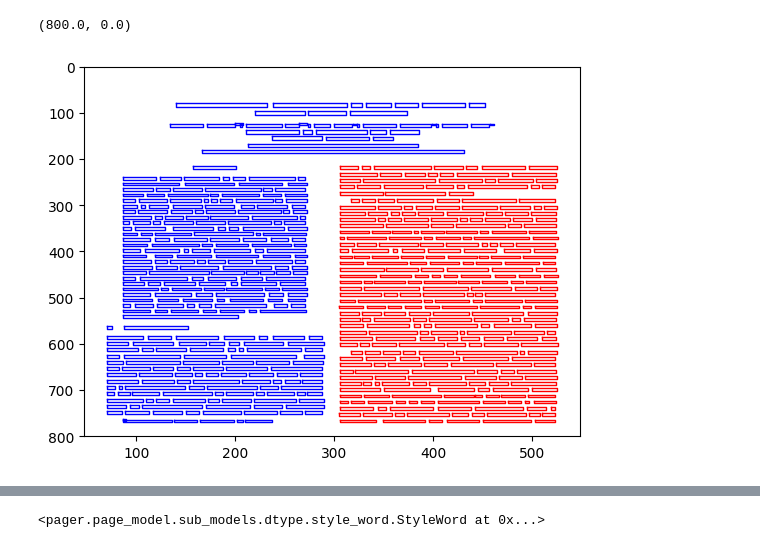
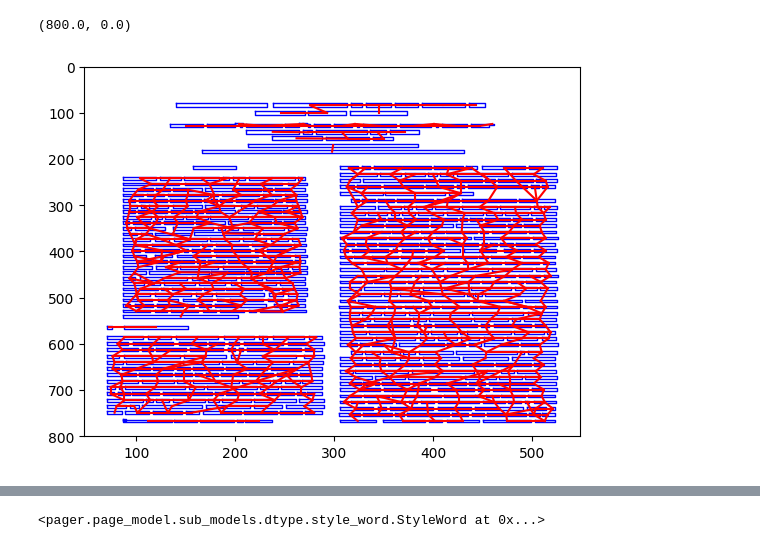
Before and after one commit to Dann38/PageR-GraphSegmenter, a Jupyter notebook: example_graph.ipynb, the cells around one changed output, grey strips where cells are left out. Cells and saved outputs as stored; diff of their text form; code cells hidden in the pictures.

```diff
--- a/example_graph.ipynb
+++ b/example_graph.ipynb
@@ -15 +18,14 @@ page.extract()
+# %%
+with open("claster.json", "r") as f:
+    clus = json.load(f)
+clus = np.array(clus["clus"])
+# %%
+edges_exist = np.zeros_like(graph["A"][0])
+for i, ed in enumerate(np.transpose(graph["A"])):
+    for k in range(1, 11):
+
+        if clus[ed[0]] == clus[ed[1]]:
+            edges_exist[i] = 1
+# %%
+graph["edges_exist"] = edges_exist.tolist()
 # %%
@@ -26,13 +40,17 @@ label = np.array([0 for w in words])
 # %%
 left_ = 317
 right_ = 629
 for i, word in enumerate(words):
-    if left_ <=  i and i < right_:
-        word.segment.plot(color="r")
-    else:
-        word.segment.plot()
 
+    word.segment.plot()
+
+
+for ind, ed in zip(edges_exist, np.transpose(graph["A"]) ) :
+    if ind == 1:
+        x1, y1 = words[ed[0]].segment.get_center()
+        x2, y2 = words[ed[1]].segment.get_center()
+        plt.plot([x1, x2], [y1, y2], color="r")
 plt.ylim([800, 0])
 # %% [output]
 (800.0, 0.0)
-[figure, old version]
+[figure, new version]
```
Also changed, not shown: parts of 5 cells of this notebook, 4 other files.
